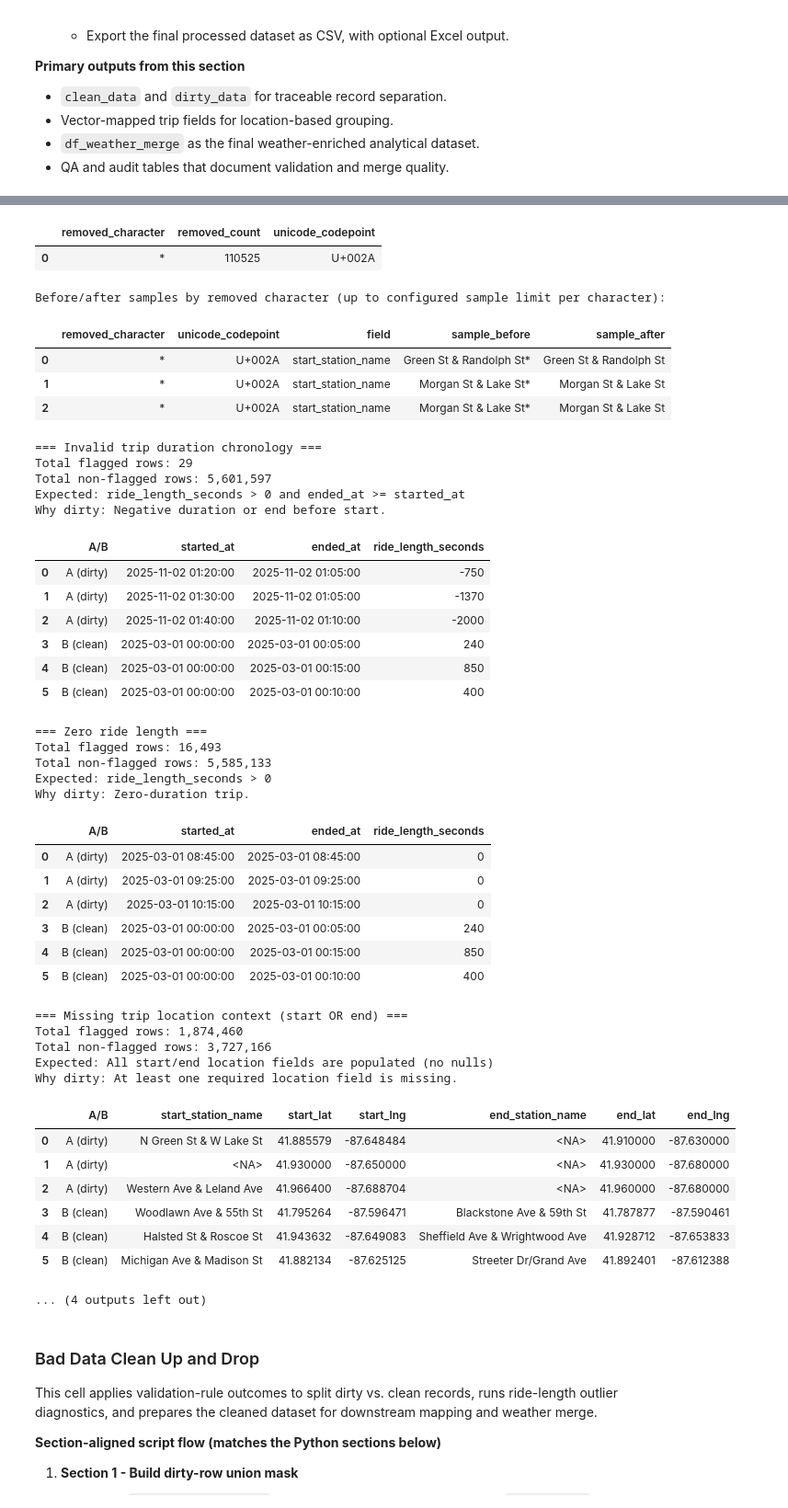
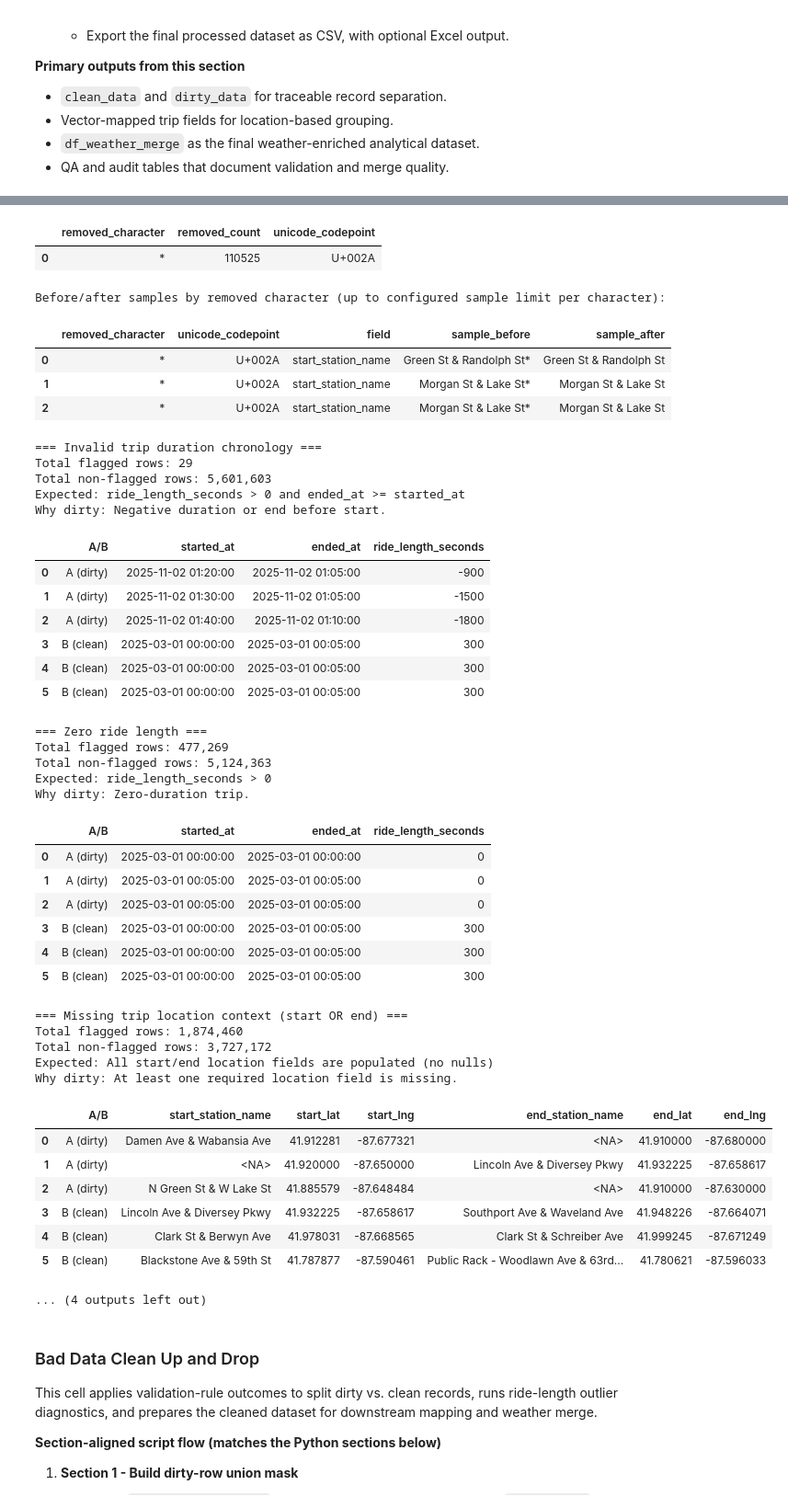
Before and after one commit to shainemeister/jupyter-notebooks, a Jupyter notebook: case-study_bike-share-success/case-study-1-gda-notebook-dataprocess.ipynb, the cells around one changed output, grey strips where cells are left out. Shown at 92% size. Saved outputs shown, nothing was run; the diff lists cells and outputs as text; code cells hidden in the pictures.

```diff
--- a/case-study_bike-share-success/case-study-1-gda-notebook-dataprocess.ipynb
+++ b/case-study_bike-share-success/case-study-1-gda-notebook-dataprocess.ipynb
@@ -490,33 +493,42 @@ STATION_NAME_REMOVABLE_CHAR_PATTERN = (
 )
 
 # ================================================================================
-# SECTION 2: DATETIME PARSING & MONTH RANGE FILTERING
+# SECTION 2: DATETIME PARSING, TIMESTAMP ROUNDING & MONTH RANGE FILTERING
 # ================================================================================
 # Parse and normalize datetime fields used throughout validation and feature engineering.
 df['started_at'] = pd.to_datetime(df['started_at'], errors='coerce')
 df['ended_at'] = pd.to_datetime(df['ended_at'], errors='coerce')
 
-# Strict month filter: keep only rows where BOTH started_at and ended_at
+# Round timestamps before month filtering so boundary rows cannot slip into
+# out-of-range months after passing the filter.
+round_time_to_seconds = 300
+round_freq = f"{round_time_to_seconds}s"
+rounded_started_at = df['started_at'].dt.round(round_freq)
+rounded_ended_at = df['ended_at'].dt.round(round_freq)
+
+# Strict month filter: keep only rows where BOTH rounded started_at and ended_at
 # fall within the configured inclusive [start_yyyymm, end_yyyymm] month window.
 rows_before_month_filter = len(df)
-started_yyyymm = df['started_at'].dt.strftime('%Y%m')
-ended_yyyymm = df['ended_at'].dt.strftime('%Y%m')
+rounded_started_yyyymm = rounded_started_at.dt.strftime('%Y%m')
+rounded_ended_yyyymm = rounded_ended_at.dt.strftime('%Y%m')
 month_window_mask = (
-    df['started_at'].notna()
-    & df['ended_at'].notna()
-    & started_yyyymm.between(start_yyyymm, end_yyyymm)
-    & ended_yyyymm.between(start_yyyymm, end_yyyymm)
+    rounded_started_at.notna()
+    & rounded_ended_at.notna()
+    & rounded_started_yyyymm.between(start_yyyymm, end_yyyymm)
+    & rounded_ended_yyyymm.between(start_yyyymm, end_yyyymm)
 )
 df = df.loc[month_window_mask].copy()
+df['started_at'] = rounded_started_at.loc[month_window_mask].to_numpy()
+df['ended_at'] = rounded_ended_at.loc[month_window_mask].to_numpy()
 rows_after_month_filter = len(df)
 print(
-    f"Month-range filter applied ({start_yyyymm} to {end_yyyymm}): "
+    f"Month-range filter applied ({start_yyyymm} to {end_yyyymm}) after rounding: "
     f"kept {rows_after_month_filter:,} / {rows_before_month_filter:,} rows "
     f"(removed {rows_before_month_filter - rows_after_month_filter:,})."
 )
 
 # ================================================================================
-# SECTION 3: FEATURE ENGINEERING — RIDE DURATION & TIMESTAMP ROUNDING
+# SECTION 3: FEATURE ENGINEERING — RIDE DURATION
 # ================================================================================
 
 # Compute trip duration in seconds, then round to a configurable precision.
@@ -524,13 +536,6 @@ print(
 ride_length_round_to_seconds = 10
 ride_length_seconds = (df['ended_at'] - df['started_at']).dt.total_seconds()
 df['ride_length_seconds'] = ((ride_length_seconds / ride_length_round_to_seconds).round() * ride_length_round_to_seconds).astype('Int64')
-
-# Round timestamps to a configurable interval for consistent temporal grouping.
-# Example values: 10s, 15s, 30s, 60s, 300s.
-round_time_to_seconds = 300
-round_freq = f"{round_time_to_seconds}s"
-df['started_at'] = df['started_at'].dt.round(round_freq)
-df['ended_at'] = df['ended_at'].dt.round(round_freq)
 
 # ================================================================================
 # SECTION 4: DATA CLEANING — STATION NAME TEXT NORMALIZATION
@@ -990,52 +995,52 @@ Month-range filter applied (202503 to 202602): kept 5,601,626 / 5,601,662 rows (
 
 Station-name cleanup summary:
 |  | field | rows_changed | rows_null_after_cleanup |
 | 0 | start_station_name | 79942 | 1192510 |
 | 1 | end_station_name | 82698 | 1254426 |
 Removed configured characters by unique character:
 |  | removed_character | removed_count | unicode_codepoint |
 | 0 | * | 110525 | U+002A |
 Before/after samples by removed character (up to configured sample limit per character):
 |  | removed_character | unicode_codepoint | field | sample_before | sample_after |
 | 0 | * | U+002A | start_station_name | Green St & Randolph St* | Green St & Randolph St |
 | 1 | * | U+002A | start_station_name | Morgan St & Lake St* | Morgan St & Lake St |
 | 2 | * | U+002A | start_station_name | Morgan St & Lake St* | Morgan St & Lake St |
 === Invalid trip duration chronology ===
 Total flagged rows: 29
-Total non-flagged rows: 5,601,597
+Total non-flagged rows: 5,601,603
 Expected: ride_length_seconds > 0 and ended_at >= started_at
 Why dirty: Negative duration or end before start.
 |  | A/B | started_at | ended_at | ride_length_seconds |
-| 0 | A (dirty) | 2025-11-02 01:20:00 | 2025-11-02 01:05:00 | -750 |
-| 1 | A (dirty) | 2025-11-02 01:30:00 | 2025-11-02 01:05:00 | -1370 |
-| 2 | A (dirty) | 2025-11-02 01:40:00 | 2025-11-02 01:10:00 | -2000 |
-| 3 | B (clean) | 2025-03-01 00:00:00 | 2025-03-01 00:05:00 | 240 |
-| 4 | B (clean) | 2025-03-01 00:00:00 | 2025-03-01 00:15:00 | 850 |
-| 5 | B (clean) | 2025-03-01 00:00:00 | 2025-03-01 00:10:00 | 400 |
+| 0 | A (dirty) | 2025-11-02 01:20:00 | 2025-11-02 01:05:00 | -900 |
+| 1 | A (dirty) | 2025-11-02 01:30:00 | 2025-11-02 01:05:00 | -1500 |
+| 2 | A (dirty) | 2025-11-02 01:40:00 | 2025-11-02 01:10:00 | -1800 |
+| 3 | B (clean) | 2025-03-01 00:00:00 | 2025-03-01 00:05:00 | 300 |
+| 4 | B (clean) | 2025-03-01 00:00:00 | 2025-03-01 00:05:00 | 300 |
+| 5 | B (clean) | 2025-03-01 00:00:00 | 2025-03-01 00:05:00 | 300 |
 === Zero ride length ===
-Total flagged rows: 16,493
-Total non-flagged rows: 5,585,133
+Total flagged rows: 477,269
+Total non-flagged rows: 5,124,363
 Expected: ride_length_seconds > 0
 Why dirty: Zero-duration trip.
 |  | A/B | started_at | ended_at | ride_length_seconds |
-| 0 | A (dirty) | 2025-03-01 08:45:00 | 2025-03-01 08:45:00 | 0 |
-| 1 | A (dirty) | 2025-03-01 09:25:00 | 2025-03-01 09:25:00 | 0 |
-| 2 | A (dirty) | 2025-03-01 10:15:00 | 2025-03-01 10:15:00 | 0 |
-| 3 | B (clean) | 2025-03-01 00:00:00 | 2025-03-01 00:05:00 | 240 |
-| 4 | B (clean) | 2025-03-01 00:00:00 | 2025-03-01 00:15:00 | 850 |
-| 5 | B (clean) | 2025-03-01 00:00:00 | 2025-03-01 00:10:00 | 400 |
+| 0 | A (dirty) | 2025-03-01 00:00:00 | 2025-03-01 00:00:00 | 0 |
+| 1 | A (dirty) | 2025-03-01 00:05:00 | 2025-03-01 00:05:00 | 0 |
+| 2 | A (dirty) | 2025-03-01 00:05:00 | 2025-03-01 00:05:00 | 0 |
+| 3 | B (clean) | 2025-03-01 00:00:00 | 2025-03-01 00:05:00 | 300 |
+| 4 | B (clean) | 2025-03-01 00:00:00 | 2025-03-01 00:05:00 | 300 |
+| 5 | B (clean) | 2025-03-01 00:00:00 | 2025-03-01 00:05:00 | 300 |
 === Missing trip location context (start OR end) ===
 Total flagged rows: 1,874,460
-Total non-flagged rows: 3,727,166
+Total non-flagged rows: 3,727,172
 Expected: All start/end location fields are populated (no nulls)
 Why dirty: At least one required location field is missing.
 |  | A/B | start_station_name | start_lat | start_lng | end_station_name | end_lat | end_lng |
-| 0 | A (dirty) | N Green St & W Lake St | 41.885579 | -87.648484 | <NA> | 41.910000 | -87.630000 |
-| 1 | A (dirty) | <NA> | 41.930000 | -87.650000 | <NA> | 41.930000 | -87.680000 |
-| 2 | A (dirty) | Western Ave & Leland Ave | 41.966400 | -87.688704 | <NA> | 41.960000 | -87.680000 |
-| 3 | B (clean) | Woodlawn Ave & 55th St | 41.795264 | -87.596471 | Blackstone Ave & 59th St | 41.787877 | -87.590461 |
-| 4 | B (clean) | Halsted St & Roscoe St | 41.943632 | -87.649083 | Sheffield Ave & Wrightwood Ave | 41.928712 | -87.653833 |
-| 5 | B (clean) | Michigan Ave & Madison St | 41.882134 | -87.625125 | Streeter Dr/Grand Ave | 41.892401 | -87.612388 |
+| 0 | A (dirty) | Damen Ave & Wabansia Ave | 41.912281 | -87.677321 | <NA> | 41.910000 | -87.680000 |
+| 1 | A (dirty) | <NA> | 41.920000 | -87.650000 | Lincoln Ave & Diversey Pkwy | 41.932225 | -87.658617 |
+| 2 | A (dirty) | N Green St & W Lake St | 41.885579 | -87.648484 | <NA> | 41.910000 | -87.630000 |
+| 3 | B (clean) | Lincoln Ave & Diversey Pkwy | 41.932225 | -87.658617 | Southport Ave & Waveland Ave | 41.948226 | -87.664071 |
+| 4 | B (clean) | Clark St & Berwyn Ave | 41.978031 | -87.668565 | Clark St & Schreiber Ave | 41.999245 | -87.671249 |
+| 5 | B (clean) | Blackstone Ave & 59th St | 41.787877 | -87.590461 | Public Rack - Woodlawn Ave & 63rd... | 41.780621 | -87.596033 |
 ... (4 outputs left out)
 # %% [markdown]
 ### Bad Data Clean Up and Drop
```
Also changed, not shown: parts of 8 cells of this notebook.
